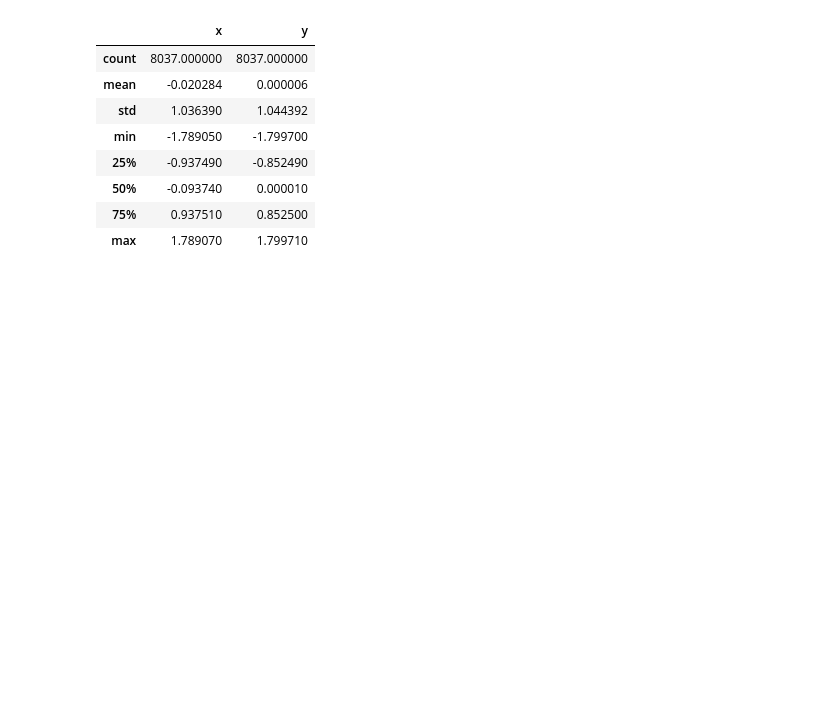
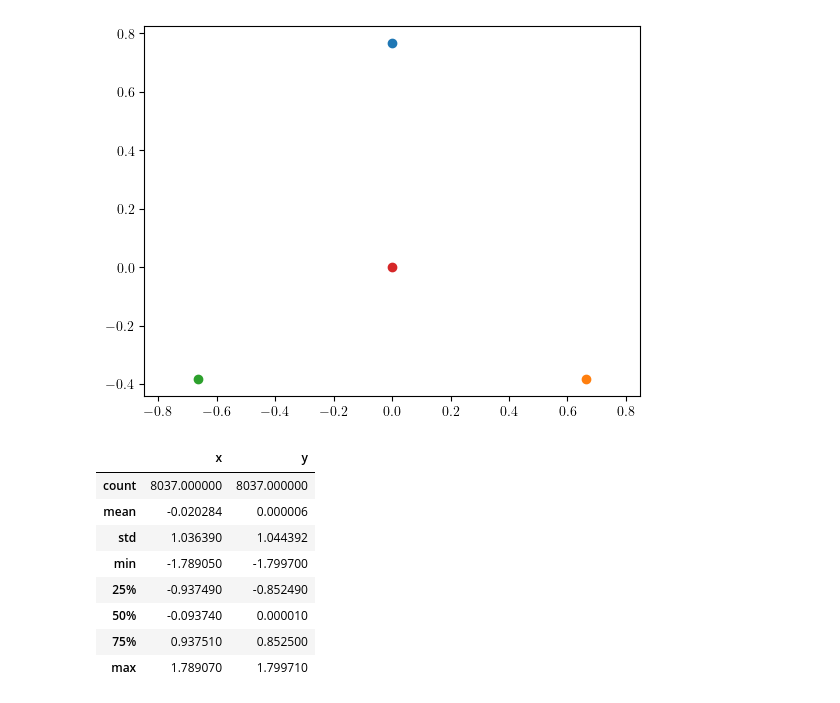
Before and after one commit to susyexists/CCM, a Jupyter notebook: NbSe2/Charge-Density-Wave/Complex-CDW.ipynb, the cells around one changed output. Drawn from its saved outputs; the diff is of its cells as text; code cells hidden in the pictures; blank space fills up the shorter version.

```diff
--- a/NbSe2/Charge-Density-Wave/Complex-CDW.ipynb
+++ b/NbSe2/Charge-Density-Wave/Complex-CDW.ipynb
@@ -52,6 +63,15 @@ fs_y_r=reduced_zone.query(" -0.02  <= k  <= 0.02 ")
 q1=array([0,1.15*2/3])
 q2=array([1.15*sqrt(3)/2*2/3,-1/2*2/3*1.15])
 q3=array([-1.15*sqrt(3)/2*2/3,-1/2*2/3*1.15])
+# %%
+plt.scatter(q1[0],q1[1])
+plt.scatter(q2[0],q2[1])
+plt.scatter(q3[0],q3[1])
+plt.scatter(0,0)
+plt.axis("equal")
+plt.show()
+# %% [output]
+[figure, added]
 # %%
 q_vec=[q1,q2,q3,-q1,-q2,-q3]
 # %%
```
Also changed, not shown: parts of 8 cells of this notebook.
